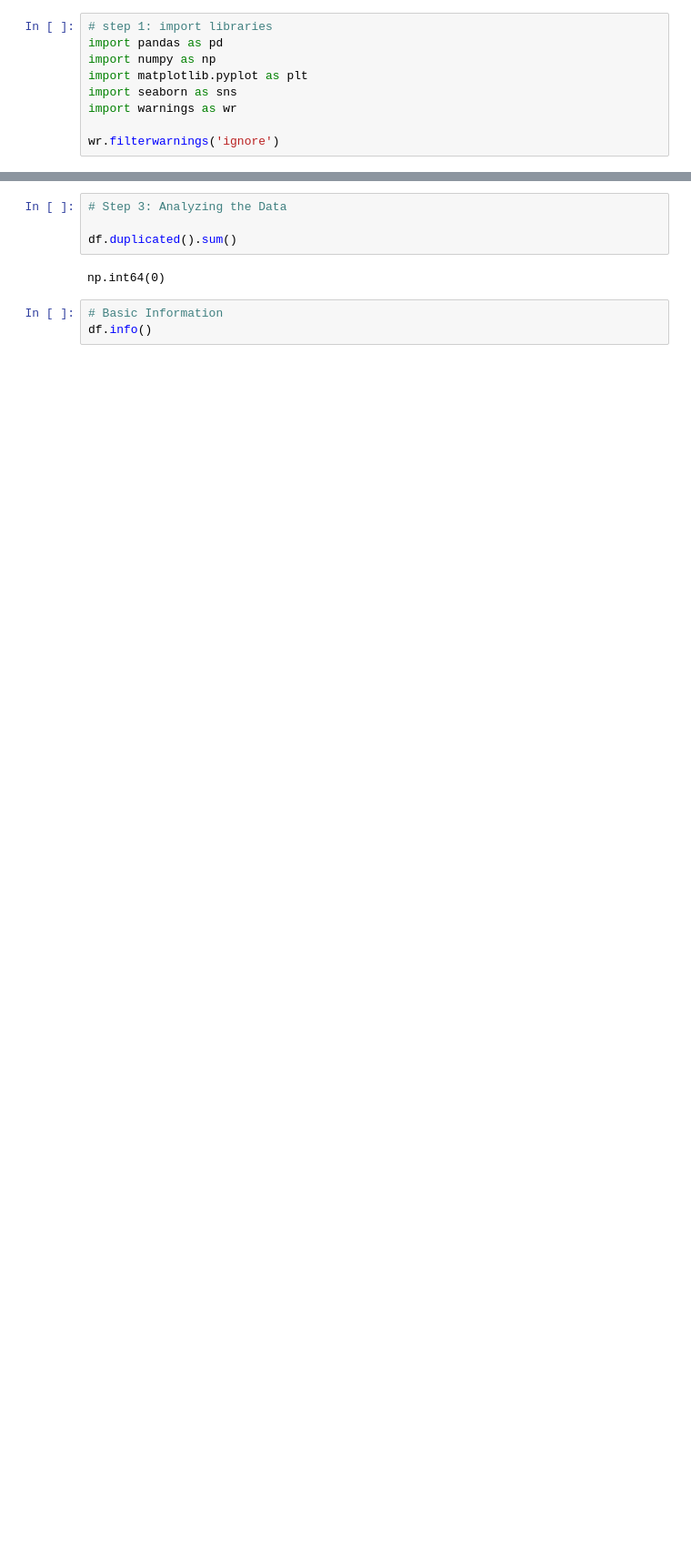
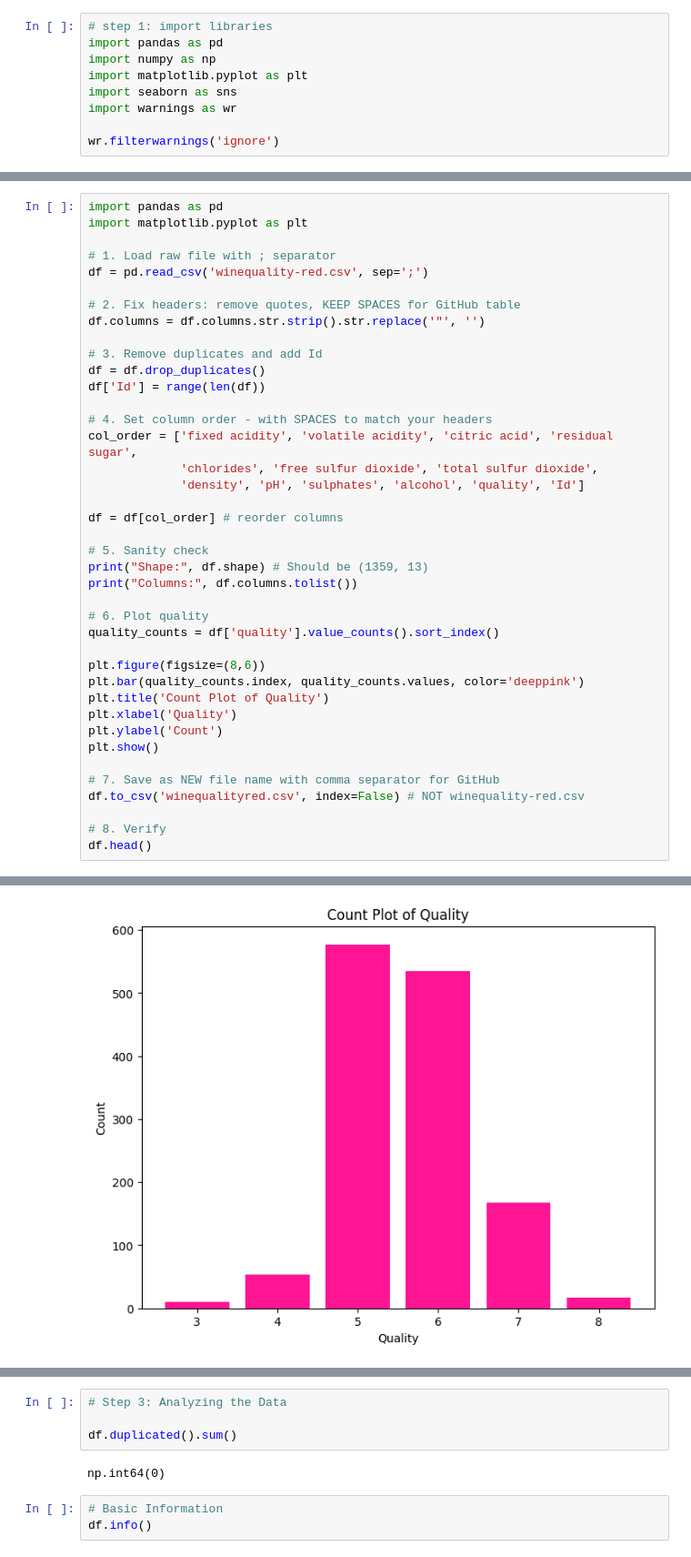
Before and after one commit to ChandraSekhar-3316/Aiml-Internship, a Jupyter notebook: Day-06/EDA.ipynb, the cells around one changed output, grey strips where cells are left out. Shown at 91% size. Cells and saved outputs as stored; diff of their text form; blank space fills up the shorter version.

```diff
--- a/Day-06/EDA.ipynb
+++ b/Day-06/EDA.ipynb
@@ -34,0 +10,41 @@ FileNotFoundError: [Errno 2] No such file or directory: 'winequality-red.csv'
+# %%
+import pandas as pd
+import matplotlib.pyplot as plt
+
+# 1. Load raw file with ; separator
+df = pd.read_csv('winequality-red.csv', sep=';')
+
+# 2. Fix headers: remove quotes, KEEP SPACES for GitHub table
+df.columns = df.columns.str.strip().str.replace('"', '')
+
+# 3. Remove duplicates and add Id
+df = df.drop_duplicates()
+df['Id'] = range(len(df))
+
+# 4. Set column order - with SPACES to match your headers
+col_order = ['fixed acidity', 'volatile acidity', 'citric acid', 'residual sugar',
+             'chlorides', 'free sulfur dioxide', 'total sulfur dioxide',
+             'density', 'pH', 'sulphates', 'alcohol', 'quality', 'Id']
+
+df = df[col_order] # reorder columns
+
+# 5. Sanity check
+print("Shape:", df.shape) # Should be (1359, 13)
+print("Columns:", df.columns.tolist())
+
+# 6. Plot quality
+quality_counts = df['quality'].value_counts().sort_index()
+
+plt.figure(figsize=(8,6))
+plt.bar(quality_counts.index, quality_counts.values, color='deeppink')
+plt.title('Count Plot of Quality')
+plt.xlabel('Quality')
+plt.ylabel('Count')
+plt.show()
+
+# 7. Save as NEW file name with comma separator for GitHub
+df.to_csv('winequalityred.csv', index=False) # NOT winequality-red.csv
+
+# 8. Verify
+df.head()
+# %% [output]
@@ -34,0 +53 @@ FileNotFoundError: [Errno 2] No such file or directory: 'winequality-red.csv'
+[figure, added]
```
Also changed, not shown: parts of 14 cells of this notebook, 3 other files.
